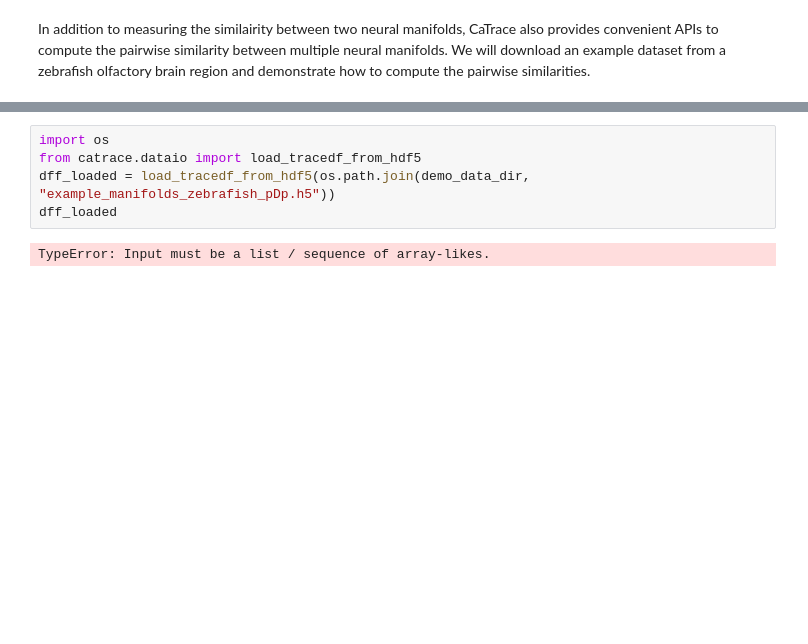
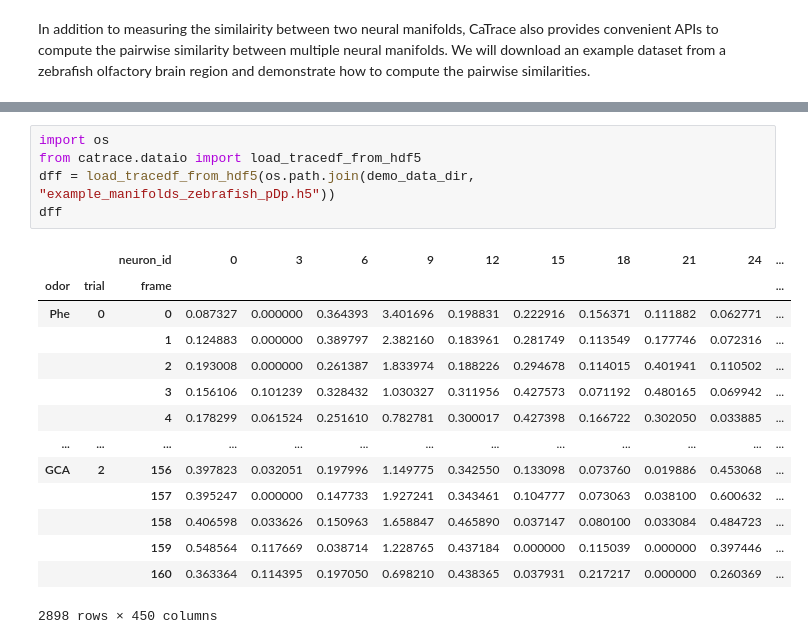
Before and after one commit to aloejhb/catrace, a Jupyter notebook: demos/quick_start/representational_similarity_multiple_manifolds.ipynb, the cells around one changed output, grey strips where cells are left out. Cells and saved outputs as stored; diff of their text form; blank space fills up the shorter version.

```diff
--- a/demos/quick_start/representational_similarity_multiple_manifolds.ipynb
+++ b/demos/quick_start/representational_similarity_multiple_manifolds.ipynb
@@ -22,7 +20,20 @@ Dataset downloaded to: /home/hubo/.cache/kagglehub/datasets/hubosynapse/catrace-
 # %%
 import os
 from catrace.dataio import load_tracedf_from_hdf5
-dff_loaded = load_tracedf_from_hdf5(os.path.join(demo_data_dir, "example_manifolds_zebrafish_pDp.h5"))
-dff_loaded
+dff = load_tracedf_from_hdf5(os.path.join(demo_data_dir, "example_manifolds_zebrafish_pDp.h5"))
+dff
 # %% [output]
+|  |  | neuron_id | 0 | 3 | 6 | 9 | 12 | 15 | 18 | 21 | 24 | ... |
+| odor | trial | frame |  |  |  |  |  |  |  |  |  | ... |
+| Phe | 0 | 0 | 0.087327 | 0.000000 | 0.364393 | 3.401696 | 0.198831 | 0.222916 | 0.156371 | 0.111882 | 0.062771 | ... |
+|  |  | 1 | 0.124883 | 0.000000 | 0.389797 | 2.382160 | 0.183961 | 0.281749 | 0.113549 | 0.177746 | 0.072316 | ... |
+|  |  | 2 | 0.193008 | 0.000000 | 0.261387 | 1.833974 | 0.188226 | 0.294678 | 0.114015 | 0.401941 | 0.110502 | ... |
+|  |  | 3 | 0.156106 | 0.101239 | 0.328432 | 1.030327 | 0.311956 | 0.427573 | 0.071192 | 0.480165 | 0.069942 | ... |
+|  |  | 4 | 0.178299 | 0.061524 | 0.251610 | 0.782781 | 0.300017 | 0.427398 | 0.166722 | 0.302050 | 0.033885 | ... |
+| ... | ... | ... | ... | ... | ... | ... | ... | ... | ... | ... | ... | ... |
+| GCA | 2 | 156 | 0.397823 | 0.032051 | 0.197996 | 1.149775 | 0.342550 | 0.133098 | 0.073760 | 0.019886 | 0.453068 | ... |
+|  |  | 157 | 0.395247 | 0.000000 | 0.147733 | 1.927241 | 0.343461 | 0.104777 | 0.073063 | 0.038100 | 0.600632 | ... |
+|  |  | 158 | 0.406598 | 0.033626 | 0.150963 | 1.658847 | 0.465890 | 0.037147 | 0.080100 | 0.033084 | 0.484723 | ... |
+|  |  | 159 | 0.548564 | 0.117669 | 0.038714 | 1.228765 | 0.437184 | 0.000000 | 0.115039 | 0.000000 | 0.397446 | ... |
+|  |  | 160 | 0.363364 | 0.114395 | 0.197050 | 0.698210 | 0.438365 | 0.037931 | 0.217217 | 0.000000 | 0.260369 | ... |
-TypeError: Input must be a list / sequence of array-likes.
+2898 rows × 450 columns
```
Also changed, not shown: parts of 5 cells of this notebook, 2 other files.
